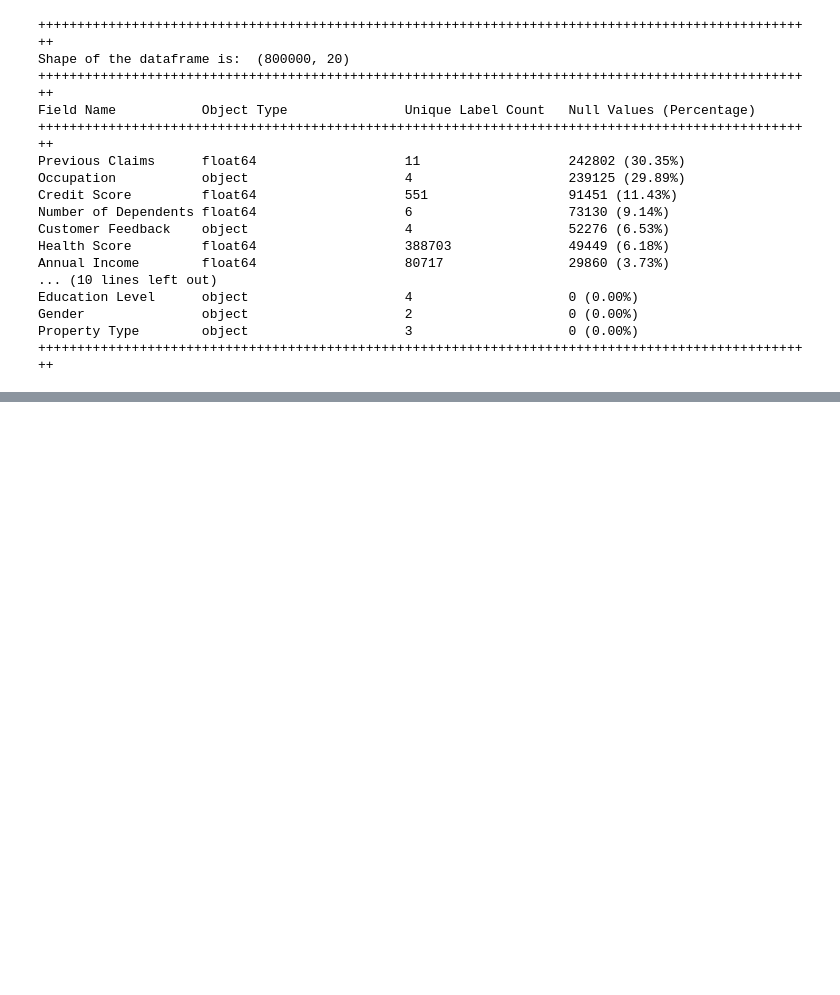
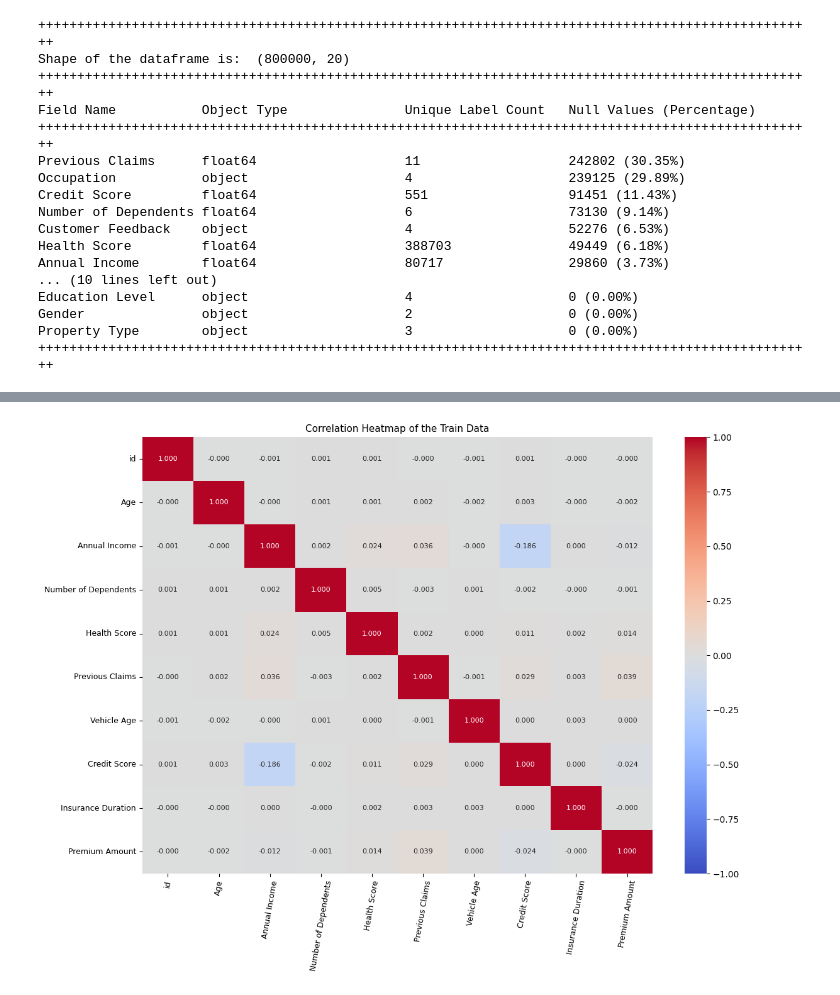
Before and after one commit to RamMarthi9/Regression-with-an-Insurance-Dataset, a Jupyter notebook: Regression_with_Insurance_Dataset.ipynb, the cells around one changed output, grey strips where cells are left out. Drawn from its saved outputs; the diff is of its cells as text; code cells hidden in the pictures; blank space fills up the shorter version.

```diff
--- a/Regression_with_Insurance_Dataset.ipynb
+++ b/Regression_with_Insurance_Dataset.ipynb
@@ -179,0 +209,4 @@ https://github.com/ydataai/ydata-profiling/issues
+# %%
+for column in categorical_columns:
+    num_unique = train_df[column].nunique()
+    print(f"'{column}' has {num_unique} unique categories.")
@@ -179,0 +321,5 @@ https://github.com/ydataai/ydata-profiling/issues
+# %%
+# Lets do imputation of numerical columns with mean
+for column in ['Age', 'Annual Income', 'Number of Dependents', 'Health Score',
+               'Previous Claims', 'Vehicle Age', 'Credit Score', 'Insurance Duration', 'Premium Amount']:
+    train_df[column].fillna(train_df[column].mean(), inplace=True)
@@ -179,0 +334,6 @@ https://github.com/ydataai/ydata-profiling/issues
+# %%
+# lets replace the categorical nulls by 'Unknown'
+
+# Replace null values with 'Unknown'
+for column in categorical_columns:
+    train_df[column].fillna('Unknown', inplace=True)
@@ -179,0 +360,18 @@ https://github.com/ydataai/ydata-profiling/issues
+# %%
+# after filling NAs lets check correlation again
+# Select only numeric columns from the training data
+numeric_data = train_df.select_dtypes(include=['number'])
+
+# Create the heatmap
+correlation_matrix = numeric_data.corr()
+plt.figure(figsize=(12, 9))
+heatmap = sns.heatmap(correlation_matrix, annot=True, cmap='coolwarm', vmax=1, vmin=-1,
+                      annot_kws={"size": 8}, fmt=".3f")
+heatmap.set_xticklabels(heatmap.get_xticklabels(), rotation=80, fontsize=9)
+heatmap.set_yticklabels(heatmap.get_yticklabels(), rotation=0, fontsize=9)
+
+plt.title("Correlation Heatmap of the Train Data", fontsize=11)
+plt.tight_layout()
+plt.show()
+# %% [output]
+[figure, added]
```
Also changed, not shown: parts of 20 cells of this notebook.
